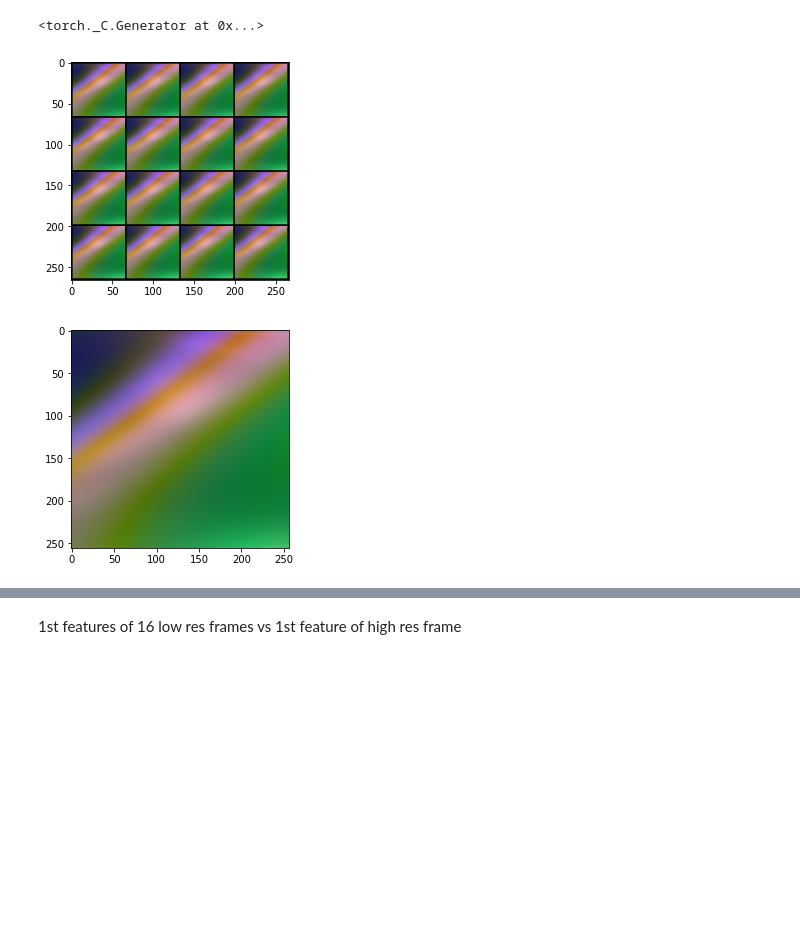
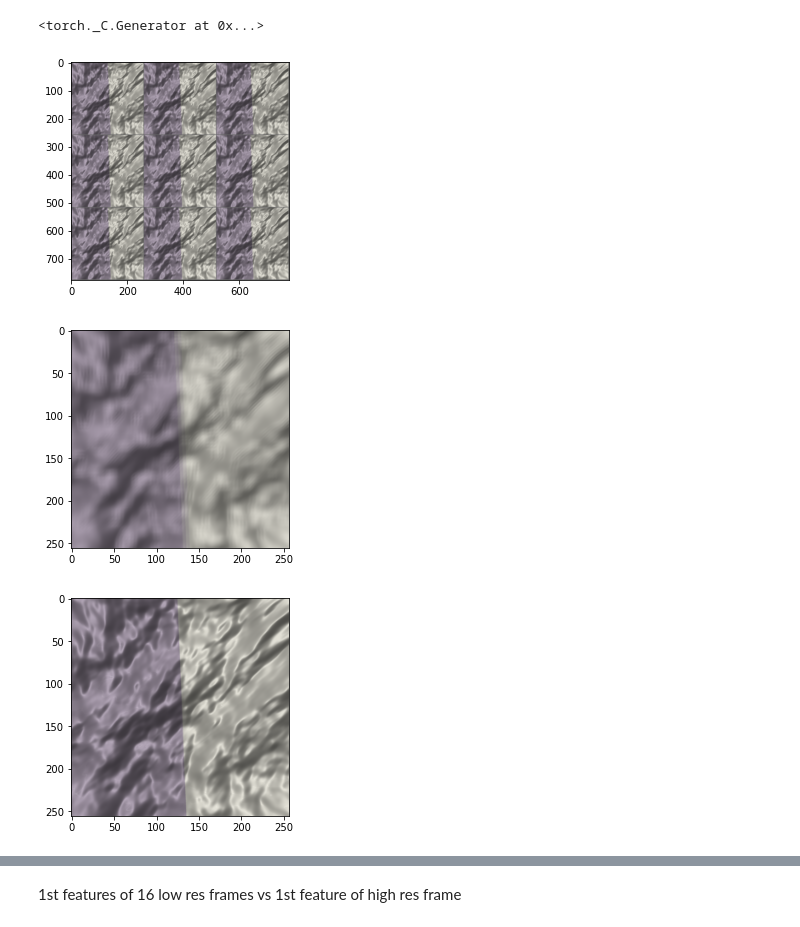
Before and after one commit to djbradyAtOpticalSciencesArizona/multiframeEstimation, a Jupyter notebook: feature_integration.ipynb, the cells around one changed output, grey strips where cells are left out. Drawn from its saved outputs; the diff is of its cells as text; code cells hidden in the pictures; blank space fills up the shorter version.

```diff
--- a/feature_integration.ipynb
+++ b/feature_integration.ipynb
@@ -202,31 +202,33 @@ class SynDataset(torch.utils.data.Dataset):
     def __getitem__(self, index):
         i = index if self.train else index+160
         Xs = []
-        for j in range(16):
+        for j in range(9):
+            # X = load_exr(os.path.join(self.root, "scene{:04d}".format(i),
+            #                         "Image", "Image{:04d}.exr".format(j + 1)))
             X = load_exr(os.path.join(self.root, "scene{:04d}".format(i),
-                                    "Image", "Image{:04d}.exr".format(j + 1)))
+                                    "Image", "Image{:04d}.exr".format(1)))
             Xs.append(X)
         Xs = np.stack(Xs)
         Xs = self.randomCrop(Xs)
         Xs = torch.from_numpy(Xs.transpose(0, 3, 1, 2)).float()
-        X, _ = self.cam.develop(Xs)
+        # X, _ = self.cam.develop(Xs)
 
-        # ## roughly align X
-        # X = X.numpy().transpose(0, 2, 3, 1)
-        # ref = X[7]
-        # for i in range(16):
-        #     if i != 7:
-        #         alt = X[i]
-        #         cross_corr_map = align_one_level(ref, alt)
-        #         X[i] = merge(ref, alt, cross_corr_map)
-        # X = torch.from_numpy(X.transpose(0, 3, 1, 2)).float()
-        return X, (Xs[7] - 1.3)/1.4
+        return (Xs - 1.3)/1.4, (Xs[4] - 1.3)/1.4
 
     def randomCrop(self, img, size = 256):
         n_frame, H, W, C = img.shape
-        x = np.random.randint(0, H - size + 1)
-        y = np.random.randint(0, W - size + 1)
-        return img[:, x:x+size, y:y+size]
+        # x = np.random.randint(0, H - size + 1)
+        # y = np.random.randint(0, W - size + 1)
+        x = np.random.randint(4, H - size - 3)
+        y = np.random.randint(4, W - size - 3)
+        crop_img = np.empty((n_frame, size, size, C))
+        k = 0
+        offset = [-4, 0, 4]
+        for i in range(3):
+            for j in range(3):
+                crop_img[k] = img[k, x+offset[i]:x+offset[i]+size, y+offset[j]:y+offset[j]+size]
+                k += 1
+        return crop_img
 
 trainset = SynDataset(root='/content/scenes', train=True, transform=None) ## set root to '.' doesnt work
 trainloader = torch.utils.data.DataLoader(trainset, batch_size=4,
@@ -237,11 +239,13 @@ testloader = torch.utils.data.DataLoader(testset, batch_size=4,
 # %%
 dataiter = iter(trainloader)
 images, targets = dataiter.next()
-imshow(torchvision.utils.make_grid(images[1], nrow = 4), False)
-imshow(torchvision.utils.make_grid(targets[1:2]))
+imshow(torchvision.utils.make_grid(images[0], nrow = 3))
+imshow(torchvision.utils.make_grid(images[0].mean(dim=0)))
+imshow(torchvision.utils.make_grid(targets[:1]))
 # %% [output]
-[figure, old version]
+[figure, new version]
-[figure, old version]
+[figure, new version]
+[figure, added]
 # %%
 def conv3x3(in_planes, out_planes, stride=1, groups=1):
     return nn.Conv2d(in_planes, out_planes, kernel_size=3, stride=stride, padding=1, bias=True, groups=groups)
```
Also changed, not shown: parts of 21 cells of this notebook.
